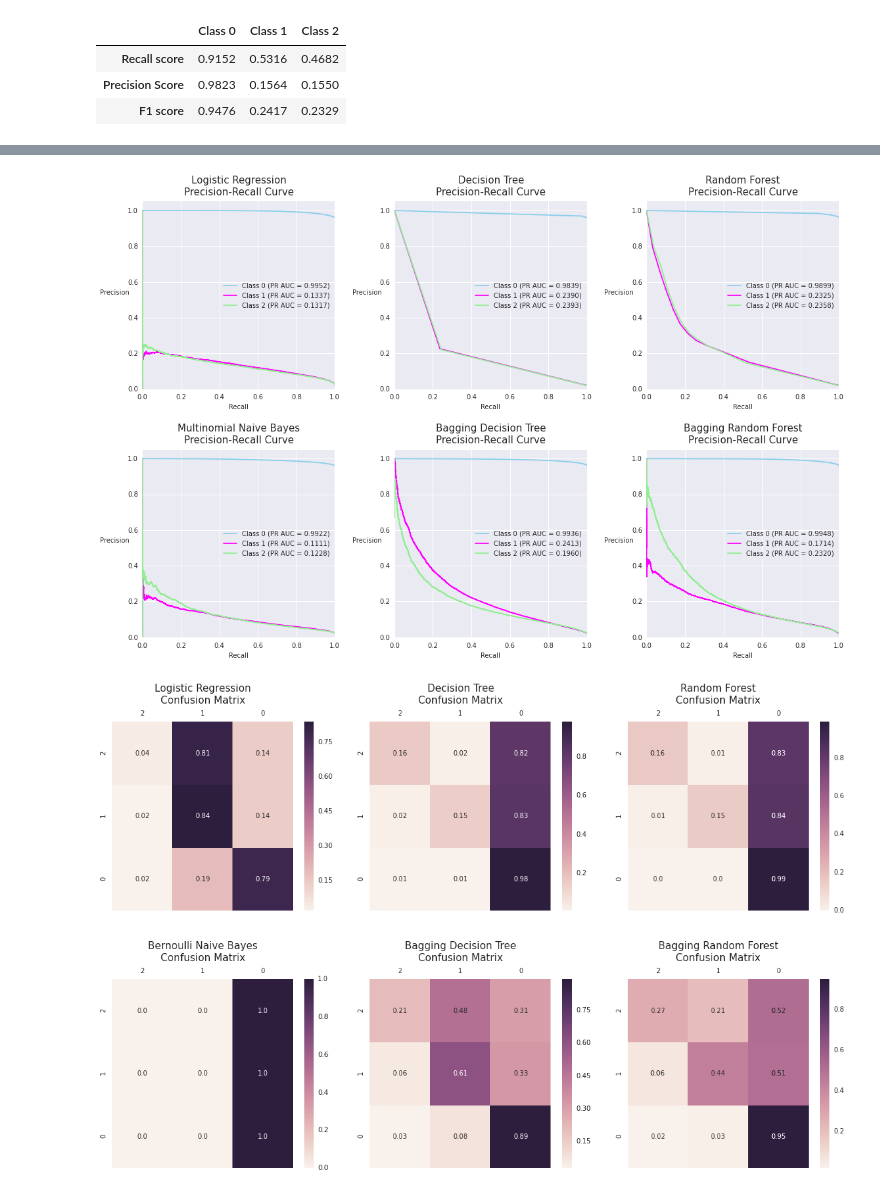
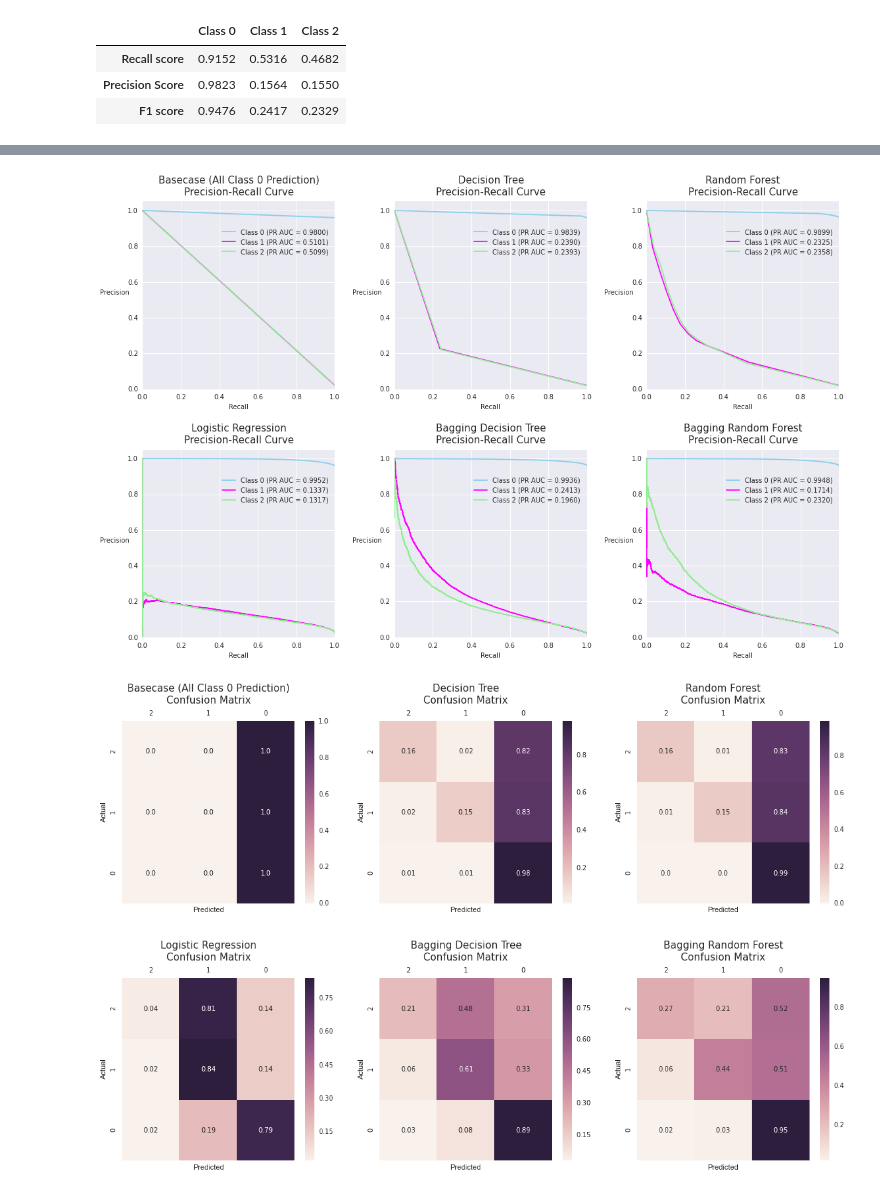
Before and after one commit to yongcho822/Divvy-Project, a Jupyter notebook: Scores_ROCs.ipynb, the cells around one changed output, grey strips where cells are left out. Saved outputs shown, nothing was run; the diff lists cells and outputs as text; code cells hidden in the pictures.

```diff
--- a/Scores_ROCs.ipynb
+++ b/Scores_ROCs.ipynb
@@ -39,3 +39,15 @@ print 'Done here.(5/5)'
 # %% [output]
 [{<function recall_score at 0x...>: array([ 0.999954  ,  0.00123331,  0.        ])}, {<function precision_score at 0x...>: array([ 0.95999706,  0.35416667,  0.        ])}, {<function accuracy_score at ...
 Done here.(5/5)
+# %%
+#make a dummy baseline model that predicts all majority class (Class 0).
+
+#read in cm file that'll have y_test and test_pred, and then change all the test_preds to value 0s.
+#then get metrics, and pickle. get ROC params, PR params, and pickle.
+
+with open("fixed_kahunas/BernNBcm.pkl", "r") as pkf:
+    d = pickle.load(pkf)
+actual, predicted = d
+# %%
+#converting predicted to all class 0 values.[1,0,0]
+predicted = np.array(map(lambda x:[1, 0, 0], predicted))
@@ -103,14 +186,12 @@ with open("kahuna_pickles/KahunaLog.pkl", "r") as somethin:
 # %%
-#change multinomial to bernoulli naive bayes sometime
+classifiers = ['Basecase (All Class 0 Prediction)',  'Decision Tree', 'Random Forest',
+               'Logistic Regression', 'Bagging Decision Tree', 'Bagging Random Forest']
 
-classifiers = ['Logistic Regression',  'Decision Tree', 'Random Forest',
-               'Multinomial Naive Bayes', 'Bagging Decision Tree', 'Bagging Random Forest']
+scorefiles = ['fixed_kahunas/Dummyscores_correct.pkl', 'fixed_kahunas/DTscores_correct.pkl','fixed_kahunas/RFscores_correct.pkl',
+              'fixed_kahunas/Logscores_correct.pkl', 'fixed_kahunas/BaggingDTscores_correct.pkl', 'fixed_kahunas/BaggingRFscores_correct.pkl']
 
-scorefiles = ['fixed_kahunas/Logscores_correct.pkl', 'fixed_kahunas/DTscores_correct.pkl','fixed_kahunas/RFscores_correct.pkl',
-              'fixed_kahunas/MultNBscores_correct.pkl', 'fixed_kahunas/BaggingDTscores_correct.pkl', 'fixed_kahunas/BaggingRFscores_correct.pkl']
-
-ROCfiles = ['kahuna_pickles/KahunaLog_ROCAUC2.pkl','kahuna_pickles/KahunaDT_ROCAUC2.pkl','kahuna_pickles/KahunaRF_ROCAUC2.pkl',
-            'kahuna_pickles/KahunaNB_ROCAUC2.pkl','kahuna_pickles/KahunaBagging_ROCAUC2.pkl','kahuna_pickles/KahunaBaggingRF_ROCAUC2.pkl']
+ROCfiles = ['kahuna_pickles/Dummy_ROCAUC.pkl','kahuna_pickles/KahunaDT_ROCAUC2.pkl','kahuna_pickles/KahunaRF_ROCAUC2.pkl',
+            'kahuna_pickles/KahunaLog_ROCAUC2.pkl','kahuna_pickles/KahunaBagging_ROCAUC2.pkl','kahuna_pickles/KahunaBaggingRF_ROCAUC2.pkl']
 
 plt.figure(figsize = (16,10.5))
 
@@ -174,5 +255,4 @@ Accuracy Score is: 0.9250
 # %%
-#change the colors to make the same
 plt.figure(figsize = (16,10.5))
 
 for i, algo in enumerate(classifiers):
@@ -195,10 +275,10 @@ for i, algo in enumerate(classifiers):
     plt.ylabel('Precision', labelpad = 20, fontsize = 10).set_rotation(0)
     plt.title('{0}\nPrecision-Recall Curve'.format(algo), fontsize = 15, y = 1.02)
     plt.ylim([0.0, 1.05])
-    plt.legend(loc = 'center right')
+    plt.legend(loc = (0.4,0.7))
     plt.tight_layout(w_pad = 2, h_pad = 2)
 # %% [output]
-[figure, old version]
+[figure, new version]
 # %%
 def switchvals(arr, val1, val2):
     mask1 = arr == val1
@@ -207,36 +287,40 @@ def switchvals(arr, val1, val2):
     arr[mask2] = val1
     return arr
 # %%
-classifiers = ['Logistic Regression',  'Decision Tree', 'Random Forest',
-               'Bernoulli Naive Bayes', 'Bagging Decision Tree', 'Bagging Random Forest']
+classifiers = ['Basecase (All Class 0 Prediction)',  'Decision Tree', 'Random Forest',
+               'Logistic Regression', 'Bagging Decision Tree', 'Bagging Random Forest']
 
-cmfiles = ['fixed_kahunas/Logcm.pkl', 'fixed_kahunas/DTcm.pkl', 'fixed_kahunas/RFcm.pkl',
-          'fixed_kahunas/BernNBcm.pkl', 'fixed_kahunas/BaggingDTcm.pkl', 'fixed_kahunas/BaggingRFcm.pkl']
+cmfiles = ['fixed_kahunas/Dummycm.pkl', 'fixed_kahunas/DTcm.pkl', 'fixed_kahunas/RFcm.pkl',
+          'fixed_kahunas/Logcm.pkl', 'fixed_kahunas/BaggingDTcm.pkl', 'fixed_kahunas/BaggingRFcm.pkl']
 
 plt.figure(figsize=(16, 10.5))
 
 for i, algo in enumerate(classifiers):
     ax = plt.subplot(2,3,i+1)
 
     with open(cmfiles[i], 'r') as pklfile:
         readin = pickle.load(pklfile)
     actual, predicted = readin
 
     labelbin = LabelBinarizer()
     labelbin.fit([0,1,2])
 
     actual = labelbin.inverse_transform(actual)
     predicted = labelbin.inverse_transform(predicted)
 
     actual = switchvals(actual, 0, 2)
     predicted = switchvals(predicted, 0, 2)
 
     cm = confusion_matrix(actual, predicted)
     cm_normalized = np.round(cm.astype('float') / cm.sum(axis=1)[:, np.newaxis],2)
 
-    sns.heatmap(cm_normalized, annot=True,  fmt='', xticklabels=[2,1,0], yticklabels=[2,1,0])
+    cm_df = pd.DataFrame(cm_normalized)
+    cm_df.index.names = ['Actual']
+    cm_df.columns.names = ['Predicted']
+
+    sns.heatmap(cm_df, annot=True,  fmt='', xticklabels=[2,1,0], yticklabels=[2,1,0])
     ax.tick_params(labelbottom='off',labeltop='on')
     plt.title('{0}\nConfusion Matrix'.format(algo), fontsize = 15, y= 1.08)
     plt.tight_layout(w_pad = 4, h_pad = 4)
 # %% [output]
-[figure, old version]
+[figure, new version]
```
Also changed, not shown: parts of 7 cells of this notebook.
